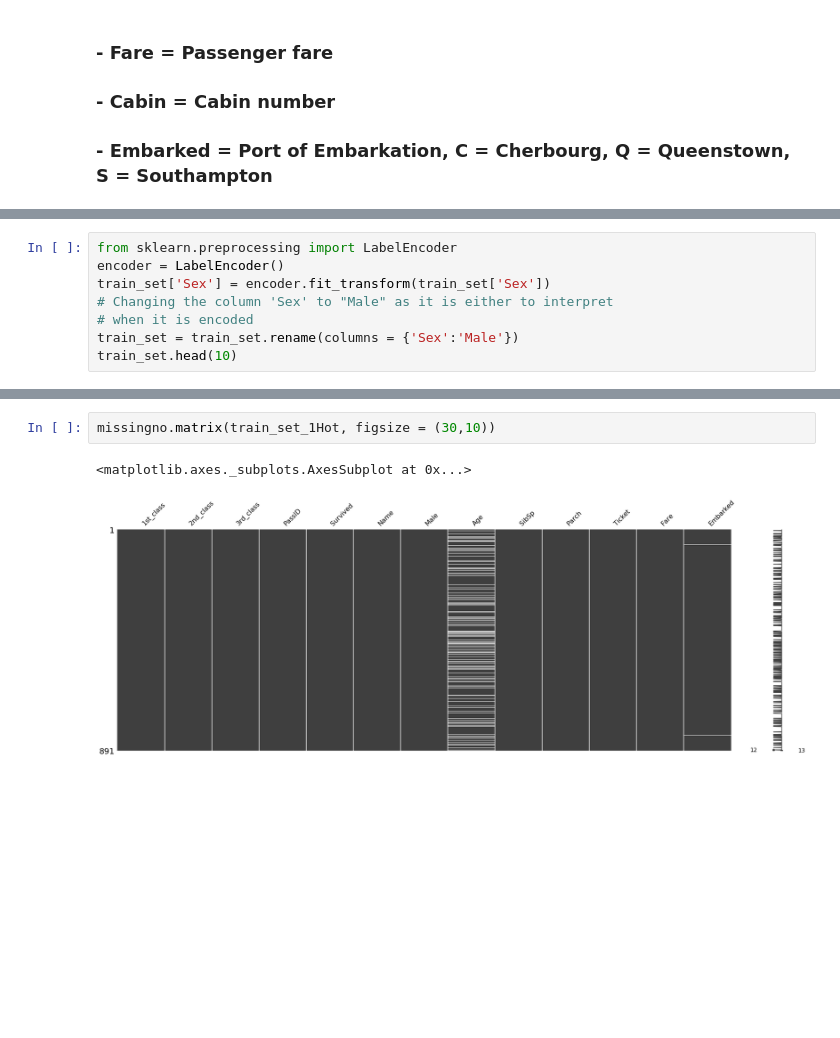
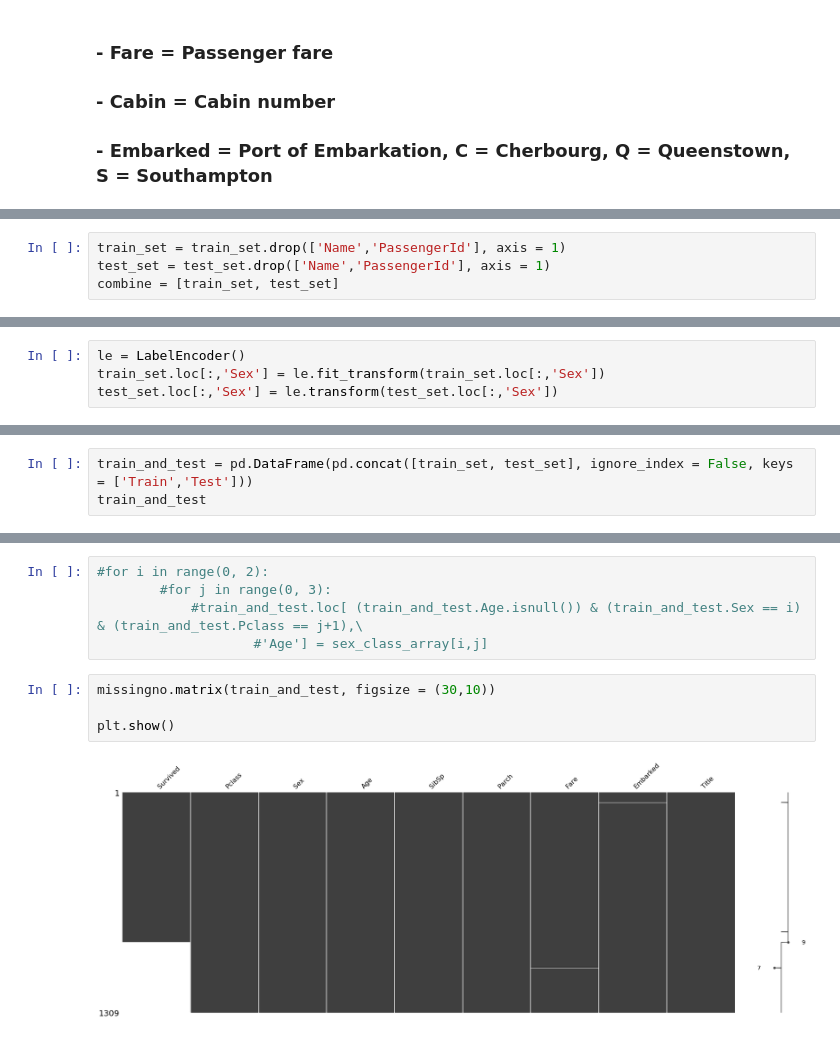
Before and after one commit to sethvfriesz/titanic_repository, a Jupyter notebook: Titanic.ipynb, the cells around one changed output, grey strips where cells are left out. Cells and saved outputs as stored; diff of their text form; blank space fills up the shorter version.

```diff
--- a/Titanic.ipynb
+++ b/Titanic.ipynb
@@ -21,3 +176,7 @@ gen_sub = pd.read_csv('gender_submission.csv')
+# %%
+train_set = train_set.drop(['Name','PassengerId'], axis = 1)
+test_set = test_set.drop(['Name','PassengerId'], axis = 1)
+combine = [train_set, test_set]
 # %%
 train_set.head(10)
 # %% [output]
@@ -99,8 +193,0 @@ plt.show()
-# %%
-from sklearn.preprocessing import LabelEncoder
-encoder = LabelEncoder()
-train_set['Sex'] = encoder.fit_transform(train_set['Sex'])
-# Changing the column 'Sex' to "Male" as it is either to interpret
-# when it is encoded
-train_set = train_set.rename(columns = {'Sex':'Male'})
-train_set.head(10)
@@ -180,0 +194,4 @@ train_set_1Hot.to_csv('/Users/sethfriesz/Titanic_workshop/titanic/train_set_1Hot
+# %%
+le = LabelEncoder()
+train_set.loc[:,'Sex'] = le.fit_transform(train_set.loc[:,'Sex'])
+test_set.loc[:,'Sex'] = le.transform(test_set.loc[:,'Sex'])
@@ -180,0 +228,3 @@ train_set_1Hot.to_csv('/Users/sethfriesz/Titanic_workshop/titanic/train_set_1Hot
+# %%
+train_and_test = pd.DataFrame(pd.concat([train_set, test_set], ignore_index = False, keys = ['Train','Test']))
+train_and_test
@@ -181,5 +284,11 @@ train_set_1Hot.to_csv('/Users/sethfriesz/Titanic_workshop/titanic/train_set_1Hot
+# %%
+#for i in range(0, 2):
+        #for j in range(0, 3):
+            #train_and_test.loc[ (train_and_test.Age.isnull()) & (train_and_test.Sex == i) & (train_and_test.Pclass == j+1),\
+                    #'Age'] = sex_class_array[i,j]
 # %%
-missingno.matrix(train_set_1Hot, figsize = (30,10))
+missingno.matrix(train_and_test, figsize = (30,10))
+
+plt.show()
 # %% [output]
-<matplotlib.axes._subplots.AxesSubplot at 0x...>
-[figure, old version]
+[figure, new version]
```
Also changed, not shown: parts of 42 cells of this notebook.
